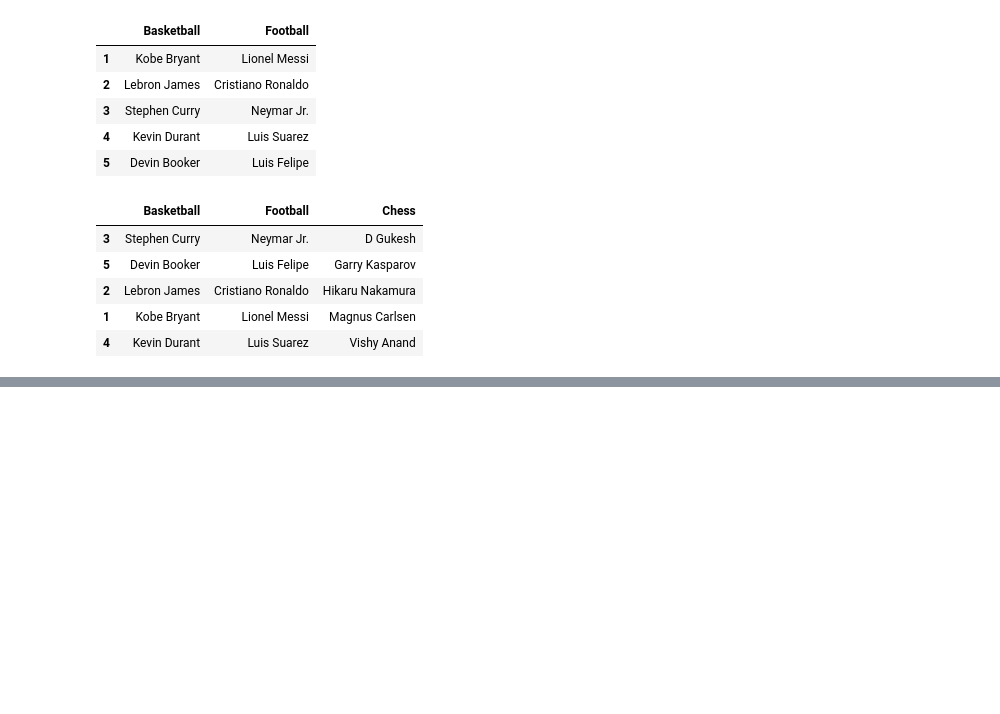
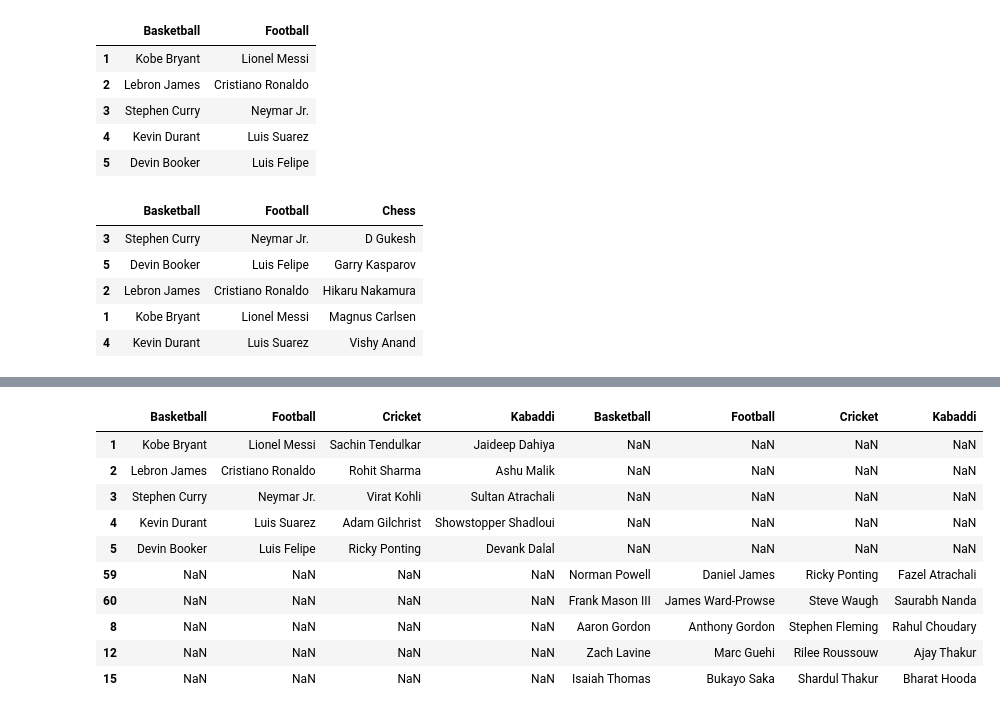
Before and after one commit to 064-breaks-stuff/Learning-Data-Analysis, a Jupyter notebook: python.ipynb, the cells around one changed output, grey strips where cells are left out. Drawn from its saved outputs; the diff is of its cells as text; code cells hidden in the pictures; blank space fills up the shorter version.

```diff
--- a/python.ipynb
+++ b/python.ipynb
@@ -261,3 +261,6 @@ df.sort_values("Chess")
 # %%
 df.set_index("Chess")
 df.to_csv("subsports.csv")
+# %%
+df1 = myDataFrame.head(5)
+df2 = myDataFrame.tail(5)
@@ -263,0 +281,14 @@ df.to_csv("subsports.csv")
+# %%
+pd.concat([df1,df2],axis=1)
+# %% [output]
+|  | Basketball | Football | Cricket | Kabaddi | Basketball | Football | Cricket | Kabaddi |
+| 1 | Kobe Bryant | Lionel Messi | Sachin Tendulkar | Jaideep Dahiya | NaN | NaN | NaN | NaN |
+| 2 | Lebron James | Cristiano Ronaldo | Rohit Sharma | Ashu Malik | NaN | NaN | NaN | NaN |
+| 3 | Stephen Curry | Neymar Jr. | Virat Kohli | Sultan Atrachali | NaN | NaN | NaN | NaN |
+| 4 | Kevin Durant | Luis Suarez | Adam Gilchrist | Showstopper Shadloui | NaN | NaN | NaN | NaN |
+| 5 | Devin Booker | Luis Felipe | Ricky Ponting | Devank Dalal | NaN | NaN | NaN | NaN |
+| 59 | NaN | NaN | NaN | NaN | Norman Powell | Daniel James | Ricky Ponting | Fazel Atrachali |
+| 60 | NaN | NaN | NaN | NaN | Frank Mason III | James Ward-Prowse | Steve Waugh | Saurabh Nanda |
+| 8 | NaN | NaN | NaN | NaN | Aaron Gordon | Anthony Gordon | Stephen Fleming | Rahul Choudary |
+| 12 | NaN | NaN | NaN | NaN | Zach Lavine | Marc Guehi | Rilee Roussouw | Ajay Thakur |
+| 15 | NaN | NaN | NaN | NaN | Isaiah Thomas | Bukayo Saka | Shardul Thakur | Bharat Hooda |
```
Also changed, not shown: parts of 4 cells of this notebook.
